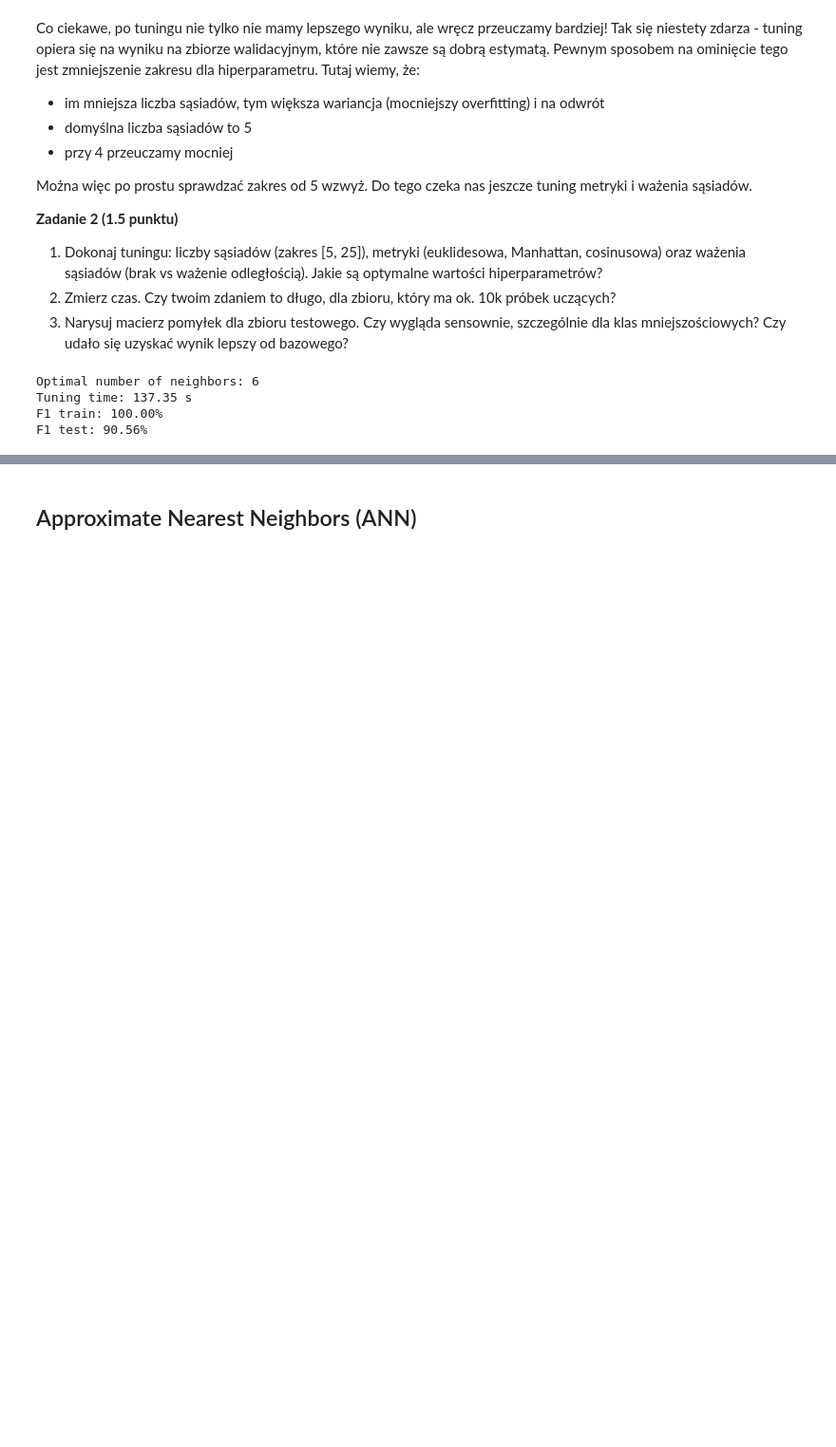
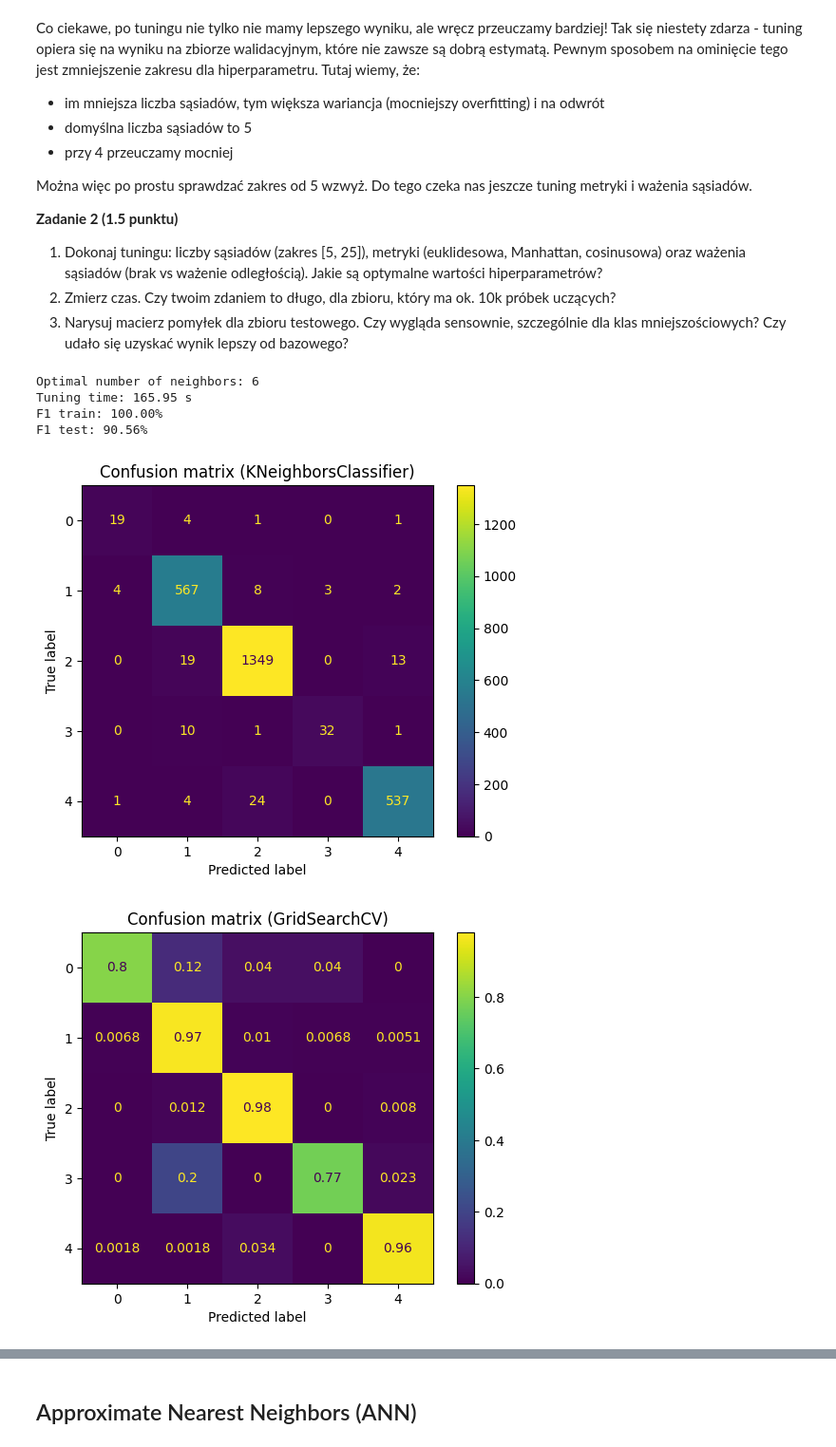
Before and after one commit to lkwinta/Machine-Learning-Basics, a Jupyter notebook: lab2/notebook.ipynb, the cells around one changed output, grey strips where cells are left out. Shown at 95% size. Saved outputs shown, nothing was run; the diff lists cells and outputs as text; code cells hidden in the pictures; blank space fills up the shorter version.

```diff
--- a/lab2/notebook.ipynb
+++ b/lab2/notebook.ipynb
@@ -238,9 +238,6 @@ from time import time
 
 from sklearn.metrics import make_scorer
 from sklearn.model_selection import GridSearchCV
-
-
-clf = KNeighborsClassifier(n_jobs=-1)
 
 param_grid = {
     "n_neighbors": list(range(1, 51)),
@@ -253,7 +250,7 @@ multiclass_f1 = make_scorer(
 )
 
 cv = GridSearchCV(
-    estimator=clf,
+    estimator=KNeighborsClassifier(n_jobs=-1),
     param_grid=param_grid,
     scoring=multiclass_f1,
     cv=5,
@@ -293,8 +290,6 @@ Można więc po prostu sprawdzać zakres od 5 wzwyż. Do tego czeka nas jeszcze
 2. Zmierz czas. Czy twoim zdaniem to długo, dla zbioru, który ma ok. 10k próbek uczących?
 3. Narysuj macierz pomyłek dla zbioru testowego. Czy wygląda sensownie, szczególnie dla klas mniejszościowych? Czy udało się uzyskać wynik lepszy od bazowego?
 # %%
-clf = KNeighborsClassifier(n_jobs=-1)
-
 param_grid = {
     "n_neighbors": list(range(5, 25)),
     "metric": ["euclidean", "manhattan", "cosine"],
@@ -305,32 +300,42 @@ multiclass_f1 = make_scorer(
     f1_score,
     average="macro",
     greater_is_better=True,
 )
 
 cv = GridSearchCV(
-    estimator=clf,
+    estimator=KNeighborsClassifier(n_jobs=-1),
     param_grid=param_grid,
     scoring=multiclass_f1,
     cv=5,
 )
 
 time_start = time()
 cv.fit(X_train, y_train)
 time_end = time()
 
 print(f"Optimal number of neighbors: {cv.best_params_['n_neighbors']}")
 print(f"Tuning time: {time_end - time_start:.2f} s")
 
 y_pred_score_train = cv.predict(X_train)
 y_pred_score_test = cv.predict(X_test)
 
 f1_train = f1_score(y_train, y_pred_score_train, average="macro")
 f1_test = f1_score(y_test, y_pred_score_test, average="macro")
 
 print(f"F1 train: {100 * f1_train:.2f}%")
 print(f"F1 test: {100 * f1_test:.2f}%")
+
+ConfusionMatrixDisplay.from_estimator(clf, X_test, y_test)
+plt.title("Confusion matrix (KNeighborsClassifier)")
+plt.show()
+
+ConfusionMatrixDisplay.from_estimator(cv, X_test, y_test, normalize="true")
+plt.title("Confusion matrix (GridSearchCV)")
+plt.show()
 # %% [output]
 Optimal number of neighbors: 6
-Tuning time: 137.35 s
+Tuning time: 165.95 s
 F1 train: 100.00%
 F1 test: 90.56%
+[figure, added]
+[figure, added]
```
Also changed, not shown: parts of 21 cells of this notebook, 2 other files.
